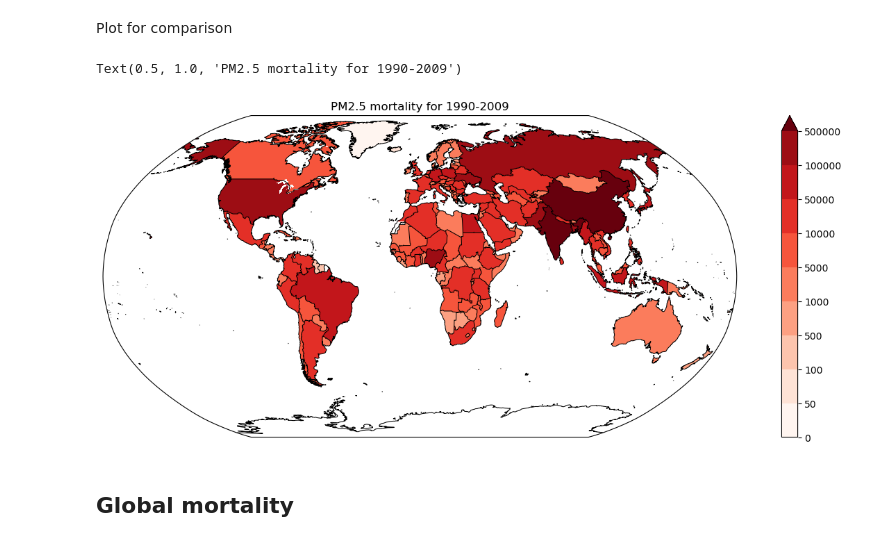
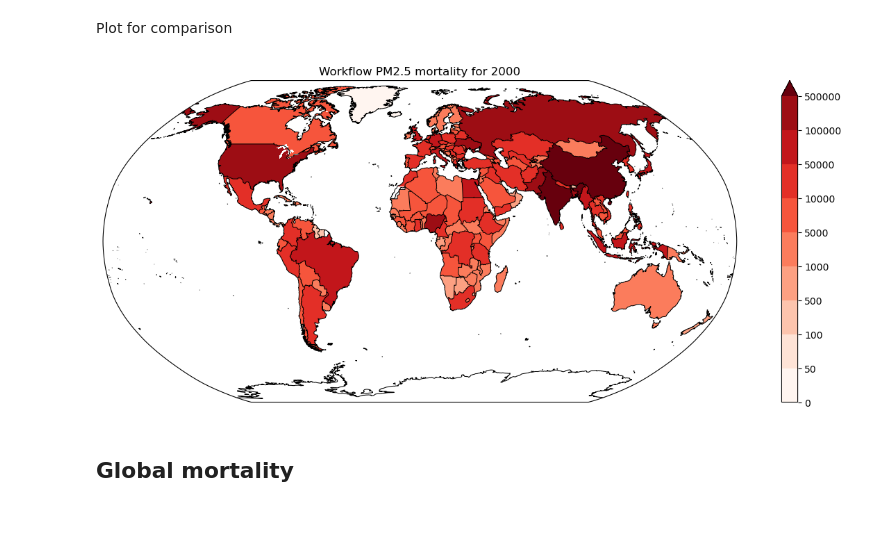
Before and after one commit to awells96/AQ_mortality_workflow, a Jupyter notebook: processing/mortality/pm25/Verify.ipynb, the cells around one changed output. Saved outputs shown, nothing was run; the diff lists cells and outputs as text; code cells hidden in the pictures.

```diff
--- a/processing/mortality/pm25/Verify.ipynb
+++ b/processing/mortality/pm25/Verify.ipynb
@@ -19,29 +19,29 @@ from matplotlib.gridspec import GridSpec
 # %%
 # === Path config ===
 BMR_DIR = require_dir(pathlib.Path(config.WORK_ROOT) / "BMR")
-POP_DIR = require_dir(pathlib.Path(config.WORK_ROOT) / "SSP_pop" / "SSP2")
+POP_DIR = require_dir(pathlib.Path(config.WORK_ROOT) / "WorldPop")
 MASK_DIR = require_dir(pathlib.Path(config.WORK_ROOT) / "BMR" / "masks" / "country")
-PM_DIR = require_dir(pathlib.Path(config.WORK_ROOT) / "PM2.5_obs")
+PM_DIR = require_dir(pathlib.Path(config.WORK_ROOT) / "PM2.5_obs" / "IHME")
 TMREL_DIR = require_dir(pathlib.Path(config.SCRATCH_ROOT) / "TMREL")
 BMR_SCRATCH_DIR = require_dir(pathlib.Path(config.SCRATCH_ROOT) / "BMR")
-RR_DIR = require_dir(pathlib.Path(config.SCRATCH_ROOT) / "rr_pm25")
+SAVE_DIR = require_dir(pathlib.Path(config.PLOTTING_ROOT) / "example_workflow")
 # %%
 # For file names
 GBD_version = "GBD23"
 # %%
 # === Load data ===
-pop_file = "ssp2_coarse_grid_annual_2000-2100.nc"
+pop_file = "worldpop_2000_coarse_grid.nc"
 pop_path = os.path.join(POP_DIR, pop_file)
-population = xr.open_dataarray(pop_path)
+population = xr.open_dataset(pop_path)
+pop_2000 = population["population"]
+
+pm_file = "IHME_GBD_2023_PM25_timeseries.nc"
+pm_path = os.path.join(PM_DIR, pm_file)
+pm = xr.open_dataset(pm_path)["pm25"]
 # Calculate average across the "baseline" period
-pop_2000 = population.sel(year=slice("1990", "2009")).mean("year")
-
-pm_file = "DIMAQ_PM25_1990-2016.nc"
-pm_path = os.path.join(PM_DIR, pm_file)
-pm = xr.open_dataset(pm_path)["Mean"]
-# Calculate average across the "baseline" period
-pm_2000 = pm.sel(year=slice("1990", "2009")).mean("year")
+pm_2000 = pm.sel(time="2000").mean("time")
 pm_2000 = standardise_latlon(pm_2000)
+pm_2000 = pm_2000.sortby("lat")
 
 in_file = "GBD_Country_Masks_0.10.nc"
 in_path = os.path.join(MASK_DIR, in_file)
@@ -100,15 +100,15 @@ for health_VAR in health_vars:
     # Set log(RR) below TMREL as 0 and exponentiate to get RR
     scaled_RR = np.exp(logRR_shifted.where(logRR_shifted["exposure"] >= TMREL, 0))
 
-    bmr_file = f"{GBD_version}_BMR_Global_Country_Map_{health_VAR}_1990-2009.nc"
+    bmr_file = f"{GBD_version}_BMR_Global_Country_Map_{health_VAR}_2000.nc"
     bmr_path = os.path.join(BMR_DIR, bmr_file)
     BMR = xr.open_dataarray(bmr_path)  # central estimate
 
     # Adjust indices to match (with small tolerance)
     # e.g., max 1e-7 km distance
-    pm_2000 = pm_2000.reindex_like(BMR, method="nearest", tolerance=1e-9,
-                                   fill_value=0)
-    pop_2000 = pop_2000.reindex_like(BMR, method="nearest", tolerance=1e-9)
+    pm_2000 = pm_2000.reindex_like(BMR, method="nearest", tolerance=1e-2,
+                               fill_value=0)
+    pop_2000 = pop_2000.reindex_like(BMR, method="nearest", tolerance=1e-2)
 
     # Find RR at each grid point
     RR = scaled_RR.interp(exposure=pm_2000)
@@ -122,7 +122,6 @@ for health_VAR in health_vars:
     countries = []
     # Loop over countries and sum the mortality for each country
     for i in range(len(country_mask.country)):
-        #print(f"Country number {i}")
         mask = country_mask.isel(country=i)
         # Sum mortality of country (based on central estimates)
         M_country = (xr.where(
@@ -162,31 +161,36 @@ Processing mortality outcome DEMENTIA
 Data starts at 0 so they are 'log(Relative Risk)'
 # %% [markdown]
 Plot for comparison
+# %%
+plot_workflow = land_filter(create_global_country_map(total_mortality, MASK_DIR))
 # %%
 fig = plt.figure(figsize=autosize_figure(1, 1, xscale_factor=2))
 gs = GridSpec(1, 1)  # rows, columns
 
 projection = ccrs.Robinson()
 crs = ccrs.PlateCarree()
 
 col_map = plt.get_cmap('Reds')
 
 country_borders = cfeature.NaturalEarthFeature(
     category='cultural',
     name='admin_0_boundary_lines_land',
     scale='50m',
     facecolor='none')
 
 
 # First panel
 ax = fig.add_subplot(gs[0, 0], projection=projection, frameon=True)
-land_filter(create_global_country_map(total_mortality, MASK_DIR)).plot(transform=ccrs.PlateCarree(), cmap=col_map, levels=[0, 50, 100, 500, 1000, 5000, 10000, 50000, 100000, 500000])
+plot_workflow.plot(transform=ccrs.PlateCarree(), cmap=col_map, levels=[0, 50, 100, 500, 1000, 5000, 10000, 50000, 100000, 500000])
 ax.coastlines(resolution="50m", linewidth=0.75)
 ax.add_feature(country_borders, edgecolor='k', linewidth=0.75)
-plt.title("PM2.5 mortality for 1990-2009")
+plt.title("Workflow PM2.5 mortality for 2000")
+
+out_file = "Workflow_pm25_mortality_2000.png"
+out_path = os.path.join(SAVE_DIR, out_file)
+plt.savefig(out_path, dpi=300)
 # %% [output]
-Text(0.5, 1.0, 'PM2.5 mortality for 1990-2009')
-[figure, old version]
+[figure, new version]
 # %% [markdown]
 ## Global mortality
 # %%
```
Also changed, not shown: parts of 7 cells of this notebook.
